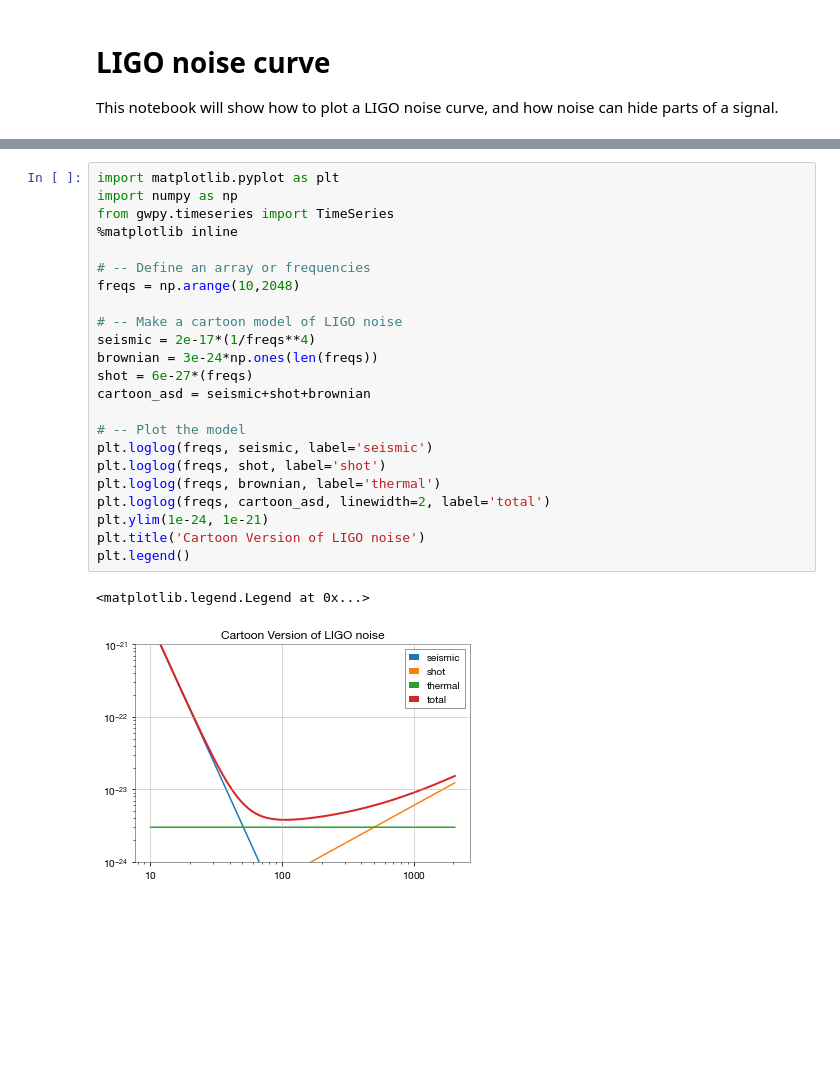
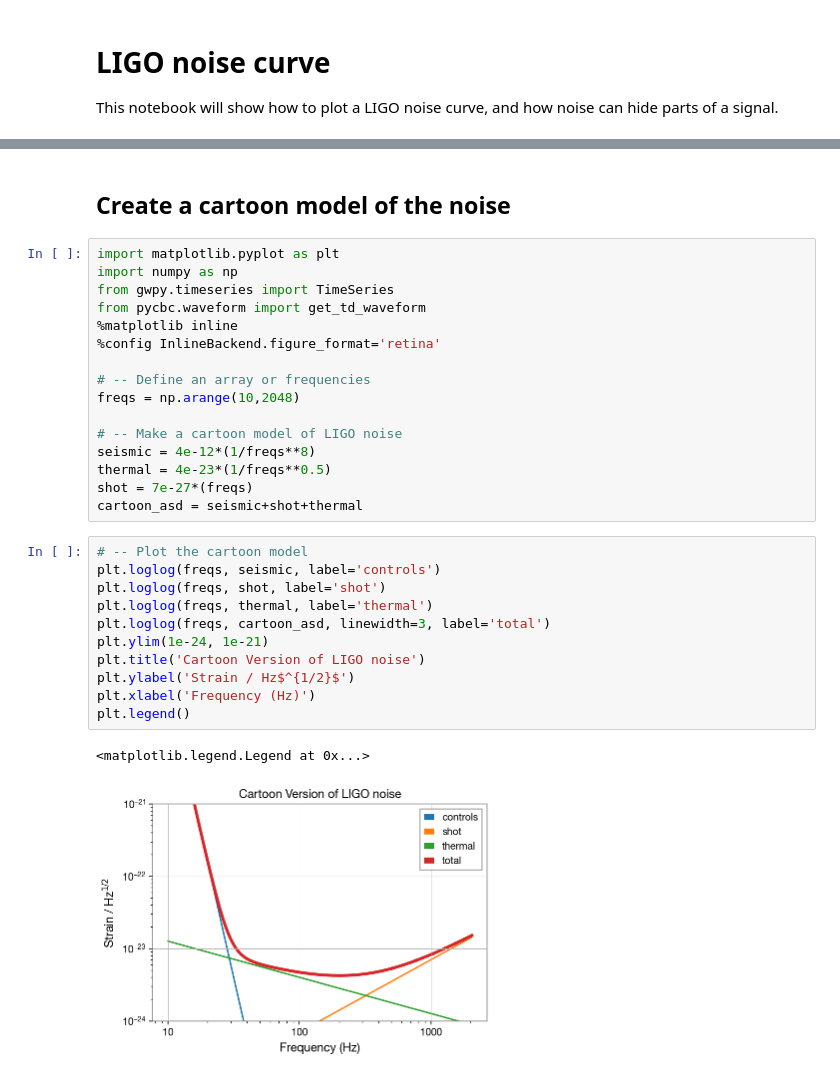
Before and after one commit to jkanner/gw-intro, a Jupyter notebook: intro-5-noise.ipynb, the cells around one changed output, grey strips where cells are left out. Saved outputs shown, nothing was run; the diff lists cells and outputs as text; blank space fills up the shorter version.

```diff
--- a/intro-5-noise.ipynb
+++ b/intro-5-noise.ipynb
@@ -5,26 +19,32 @@ This notebook will show how to plot a LIGO noise curve, and how noise can hide p
+# %% [markdown]
+## Create a cartoon model of the noise
 # %%
 import matplotlib.pyplot as plt
 import numpy as np
 from gwpy.timeseries import TimeSeries
+from pycbc.waveform import get_td_waveform
 %matplotlib inline
+%config InlineBackend.figure_format='retina'
 
 # -- Define an array or frequencies
 freqs = np.arange(10,2048)
 
 # -- Make a cartoon model of LIGO noise
-seismic = 2e-17*(1/freqs**4)
-brownian = 3e-24*np.ones(len(freqs))
-shot = 6e-27*(freqs)
-cartoon_asd = seismic+shot+brownian
-
-# -- Plot the model
-plt.loglog(freqs, seismic, label='seismic')
-plt.loglog(freqs, shot, label='shot')
-plt.loglog(freqs, brownian, label='thermal')
-plt.loglog(freqs, cartoon_asd, linewidth=2, label='total')
-plt.ylim(1e-24, 1e-21)
-plt.title('Cartoon Version of LIGO noise')
-plt.legend()
+seismic = 4e-12*(1/freqs**8)
+thermal = 4e-23*(1/freqs**0.5)
+shot = 7e-27*(freqs)
+cartoon_asd = seismic+shot+thermal
-# %% [output]
-<matplotlib.legend.Legend at 0x...>
-[figure, removed]
+# %%
+# -- Plot the cartoon model
+plt.loglog(freqs, seismic, label='controls')
+plt.loglog(freqs, shot, label='shot')
+plt.loglog(freqs, thermal, label='thermal')
+plt.loglog(freqs, cartoon_asd, linewidth=3, label='total')
+plt.ylim(1e-24, 1e-21)
+plt.title('Cartoon Version of LIGO noise')
+plt.ylabel('Strain / Hz$^{1/2}$')
+plt.xlabel('Frequency (Hz)')
+plt.legend()
+# %% [output]
+<matplotlib.legend.Legend at 0x...>
+[figure, added]
```
Also changed, not shown: parts of 12 cells of this notebook.
